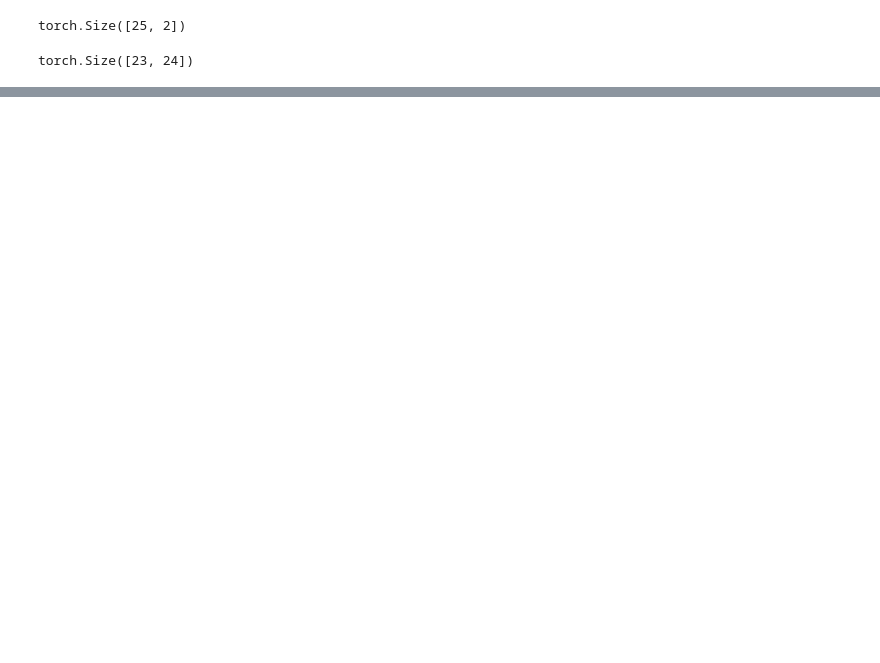
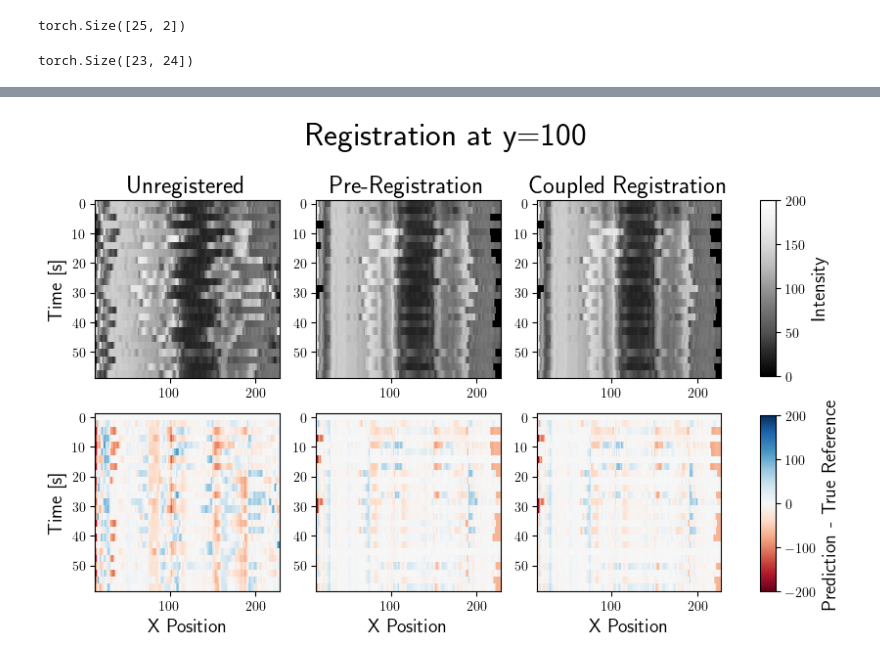
Before and after one commit to wdwatson2/ImgRegPytorchProject, a Jupyter notebook: scripts/solve_Dynamics.ipynb, the cells around one changed output, grey strips where cells are left out. Drawn from its saved outputs; the diff is of its cells as text; code cells hidden in the pictures; blank space fills up the shorter version.

```diff
--- a/scripts/solve_Dynamics.ipynb
+++ b/scripts/solve_Dynamics.ipynb
@@ -423,0 +449,59 @@ plt.show()
+# %%
+f_pred_prereg_2d = f_pred_prereg.reshape(n_images,mx,my)
+f_pred_coupled_2d = f_pred_coupled.reshape(n_images,mx,my)
+# %%
+fig, ax = plt.subplots(2,3, figsize=(8,4))
+
+ax[0,0].set_title("Unregistered", fontsize = 18)
+ax[0,1].set_title("Pre-Registration", fontsize = 18)
+ax[0,2].set_title("Coupled Registration", fontsize = 18)
+
+im00 = ax[0,0].pcolor(xc_2d[:,0,0], time, d_2d[:,:,100], clim=(0,200), cmap = 'Greys_r')
+im01 =ax[0,1].pcolor(xc_2d[:,0,0], time, f_pred_prereg_2d[:,:,100], clim=(0,200), cmap = 'Greys_r')
+im02 = ax[0,2].pcolor(xc_2d[:,0,0], time, f_pred_coupled_2d[:,:,100], clim=(0,200), cmap = 'Greys_r')
+
+im10 =ax[1,0].pcolor(xc_2d[:,0,0], time, d_2d[:,:,100] - f_2d[:,:,100], clim=(-200,200), cmap = 'RdBu')
+im11 = ax[1,1].pcolor(xc_2d[:,0,0], time, f_pred_prereg_2d[:,:,100] - f_2d[:,:,100], clim=(-200,200), cmap = 'RdBu')
+im12 = ax[1,2].pcolor(xc_2d[:,0,0], time, f_pred_coupled_2d[:,:,100] - f_2d[:,:,100], clim=(-200,200), cmap = 'RdBu')
+
+im00.set_edgecolor('face')
+im01.set_edgecolor('face')
+im02.set_edgecolor('face')
+im10.set_edgecolor('face')
+im11.set_edgecolor('face')
+im11.set_edgecolor('face')
+
+ax[0,0].set_ylabel('Time [s]', fontsize = 14)
+ax[1,0].set_ylabel('Time [s]', fontsize = 14)
+ax[1,0].set_xlabel('X Position', fontsize = 14)
+ax[1,1].set_xlabel('X Position', fontsize = 14)
+ax[1,2].set_xlabel('X Position', fontsize = 14)
+
+ax[0,0].invert_yaxis()
+ax[0,1].invert_yaxis()
+ax[0,2].invert_yaxis()
+ax[1,0].invert_yaxis()
+ax[1,1].invert_yaxis()
+ax[1,2].invert_yaxis()
+
+fig.subplots_adjust(0,0,.8,1)
+
+# Create colorbar axes
+cbar_ax1 = fig.add_axes([0.85, 0.55, 0.02, 0.45])  # x, y, width, height
+cbar_ax2 = fig.add_axes([0.85, 0.0, 0.02, 0.45])
+
+# Create colorbars in the new axes
+cbar1 = plt.colorbar(im02, cax=cbar_ax1)
+cbar2 = plt.colorbar(im12, cax=cbar_ax2)
+
+
+cbar1.set_label(label = "Intensity", fontsize = 14)
+cbar2.set_label(label = "Prediction - True Reference", fontsize = 14)
+
+fig.suptitle("Registration at y=100", y=1.2, x = .45, fontsize=24)
+
+plt.savefig('results/dynamics/registration_slice_horizontal.pdf', bbox_inches='tight')
+
+plt.show()
+# %% [output]
+[figure, added]
```
Also changed, not shown: parts of 13 cells of this notebook, 6 other files.
